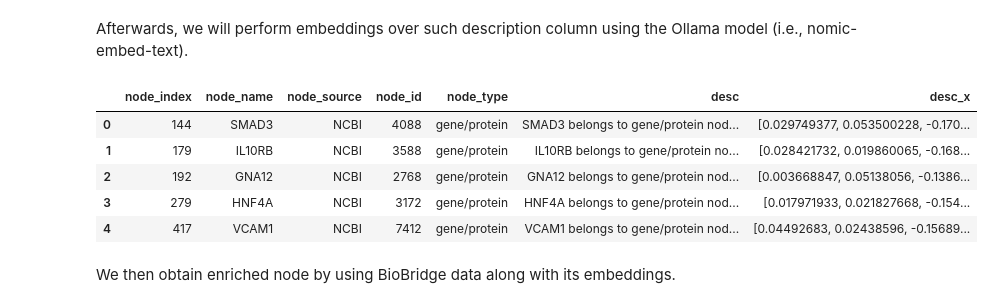
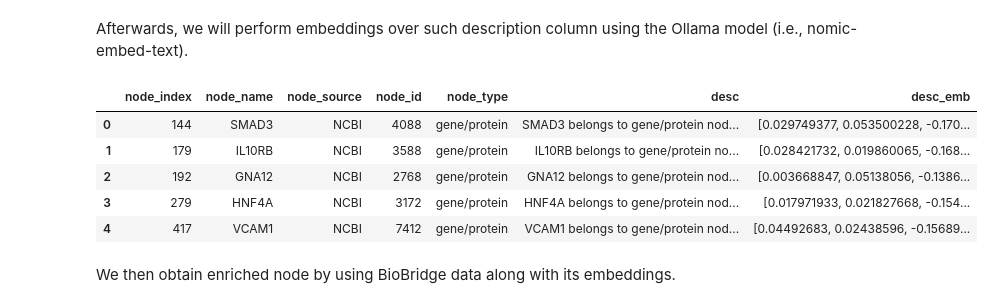
Before and after one commit to VirtualPatientEngine/AIAgents4Pharma, a Jupyter notebook: docs/notebooks/talk2knowledgegraphs/tutorial_biobridge_ibd_multimodal.ipynb, the cells around one changed output. Saved outputs shown, nothing was run; the diff lists cells and outputs as text; code cells hidden in the pictures.

```diff
--- a/docs/notebooks/talk2knowledgegraphs/tutorial_biobridge_ibd_multimodal.ipynb
+++ b/docs/notebooks/talk2knowledgegraphs/tutorial_biobridge_ibd_multimodal.ipynb
@@ -205,20 +210,20 @@ Afterwards, we will perform embeddings over such description column using the Ol
 # %%
 # Update textual pre-loaded embeddings from BioBride with 'nomic-embed-text' embeddings
 # Using nomic-ai/nomic-embed-text-v1.5 model via Ollama
 emb_model = EmbeddingWithOllama(model_name='nomic-embed-text')
 
 # Use mini-batch processing to perform the embedding
 mini_batch_size = 100
 desc_embeddings = []
 for i in tqdm(range(0, nodes_df.shape[0], mini_batch_size)):
     outputs = emb_model.embed_documents(nodes_df.desc.values.tolist()[i:i+mini_batch_size])
     desc_embeddings.extend(outputs)
 
 # Add them as features to the dataframe
-nodes_df['desc_x'] = desc_embeddings
+nodes_df['desc_emb'] = desc_embeddings
 nodes_df.head(5)
 # %% [output]
-|  | node_index | node_name | node_source | node_id | node_type | desc | desc_x |
+|  | node_index | node_name | node_source | node_id | node_type | desc | desc_emb |
 | 0 | 144 | SMAD3 | NCBI | 4088 | gene/protein | SMAD3 belongs to gene/protein nod... | [0.029749377, 0.053500228, -0.170... |
 | 1 | 179 | IL10RB | NCBI | 3588 | gene/protein | IL10RB belongs to gene/protein no... | [0.028421732, 0.019860065, -0.168... |
 | 2 | 192 | GNA12 | NCBI | 2768 | gene/protein | GNA12 belongs to gene/protein nod... | [0.003668847, 0.05138056, -0.1386... |
```
Also changed, not shown: parts of 29 cells of this notebook, 21 other files.
